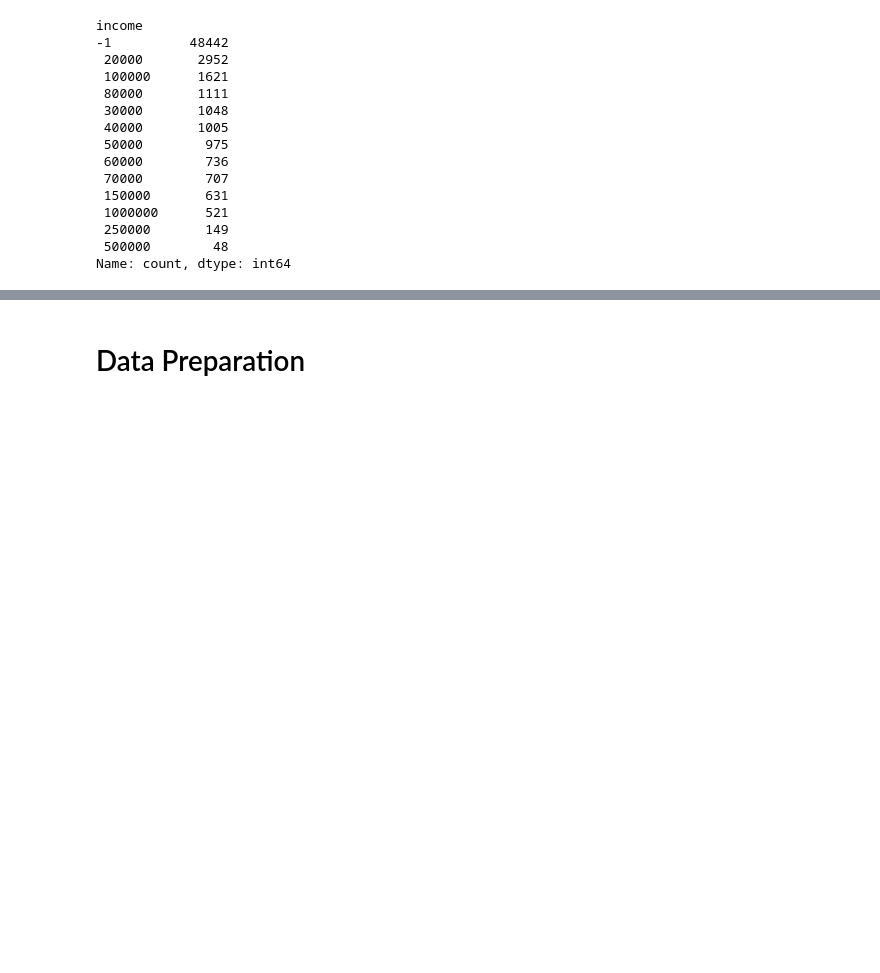
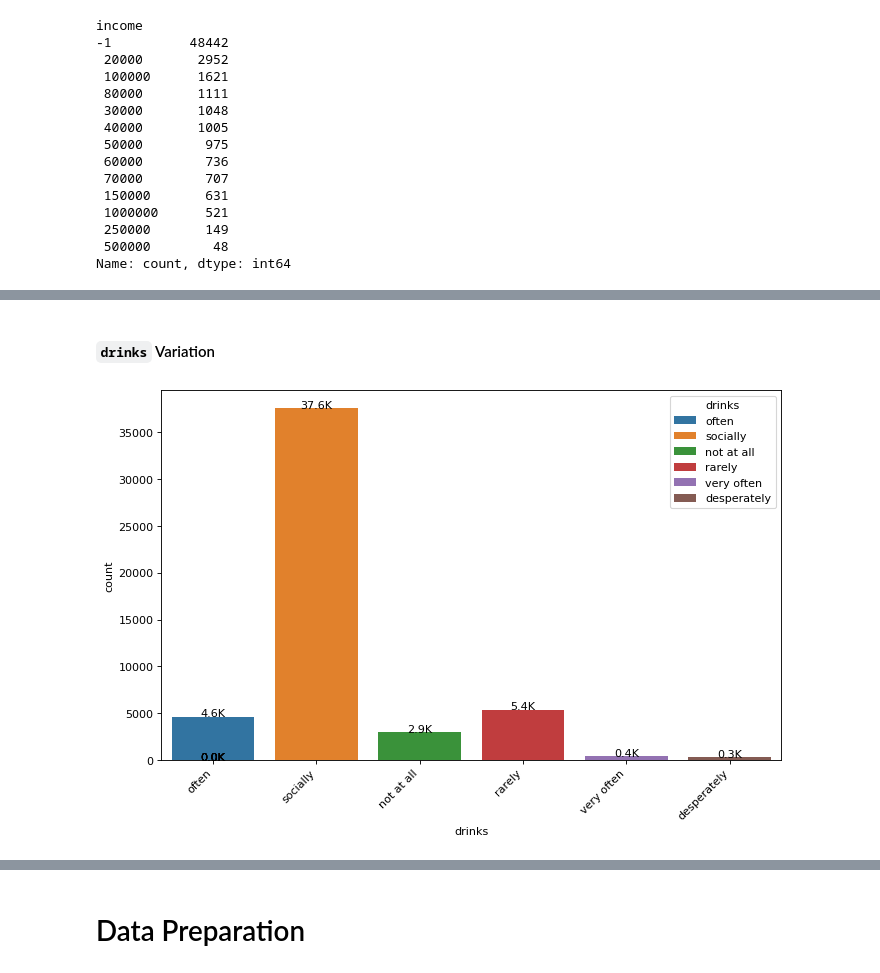
Before and after one commit to BinaryBite/OkCupid_Analysis, a Jupyter notebook: attempt_2.ipynb, the cells around one changed output, grey strips where cells are left out. Drawn from its saved outputs; the diff is of its cells as text; code cells hidden in the pictures; blank space fills up the shorter version.

```diff
--- a/attempt_2.ipynb
+++ b/attempt_2.ipynb
@@ -144,0 +235,6 @@ value_counts_table
+# %% [markdown]
+#### `drinks` Variation
+# %%
+vc_bar(working, 'drinks')
+# %% [output]
+[figure, added]
```
Also changed, not shown: parts of 73 cells of this notebook, 2 other files.
